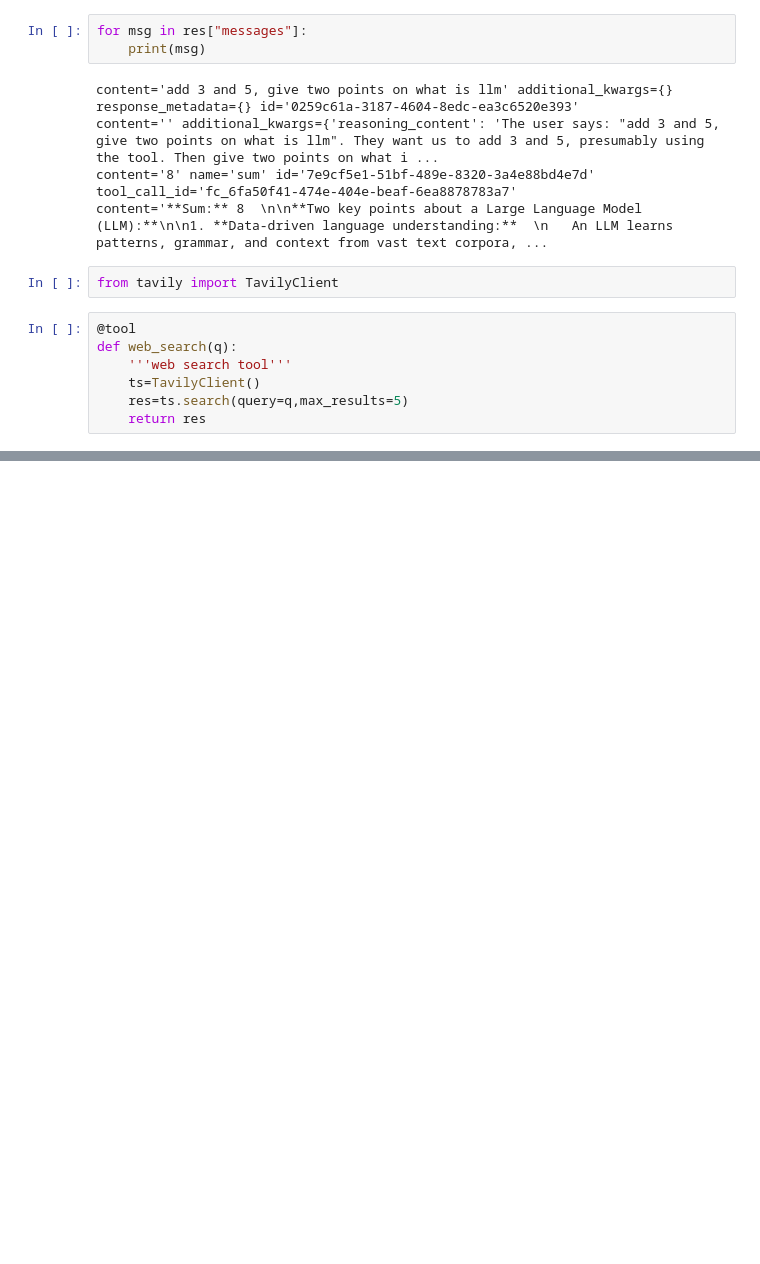
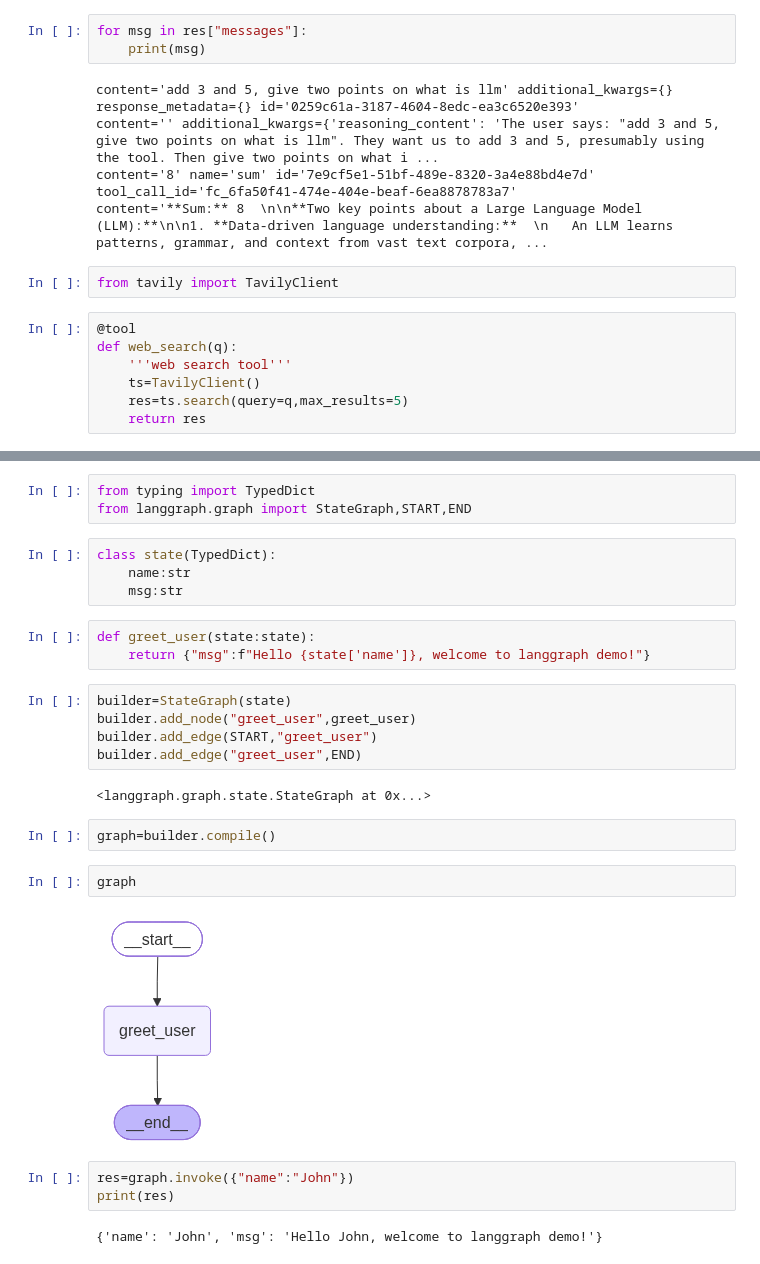
Before and after one commit to yatvikit/Genaiclass, a Jupyter notebook: class1.ipynb, the cells around one changed output, grey strips where cells are left out. Saved outputs shown, nothing was run; the diff lists cells and outputs as text; blank space fills up the shorter version.

```diff
--- a/class1.ipynb
+++ b/class1.ipynb
@@ -1156,0 +1344,28 @@ print(res["messages"][-1].content)
+# %%
+from typing import TypedDict
+from langgraph.graph import StateGraph,START,END
+# %%
+class state(TypedDict):
+    name:str
+    msg:str
+# %%
+def greet_user(state:state):
+    return {"msg":f"Hello {state['name']}, welcome to langgraph demo!"}
+# %%
+builder=StateGraph(state)
+builder.add_node("greet_user",greet_user)
+builder.add_edge(START,"greet_user")
+builder.add_edge("greet_user",END)
+# %% [output]
+<langgraph.graph.state.StateGraph at 0x...>
+# %%
+graph=builder.compile()
+# %%
+graph
+# %% [output]
+[figure, added]
+# %%
+res=graph.invoke({"name":"John"})
+print(res)
+# %% [output]
+{'name': 'John', 'msg': 'Hello John, welcome to langgraph demo!'}
```
Also changed, not shown: parts of 21 cells of this notebook.
